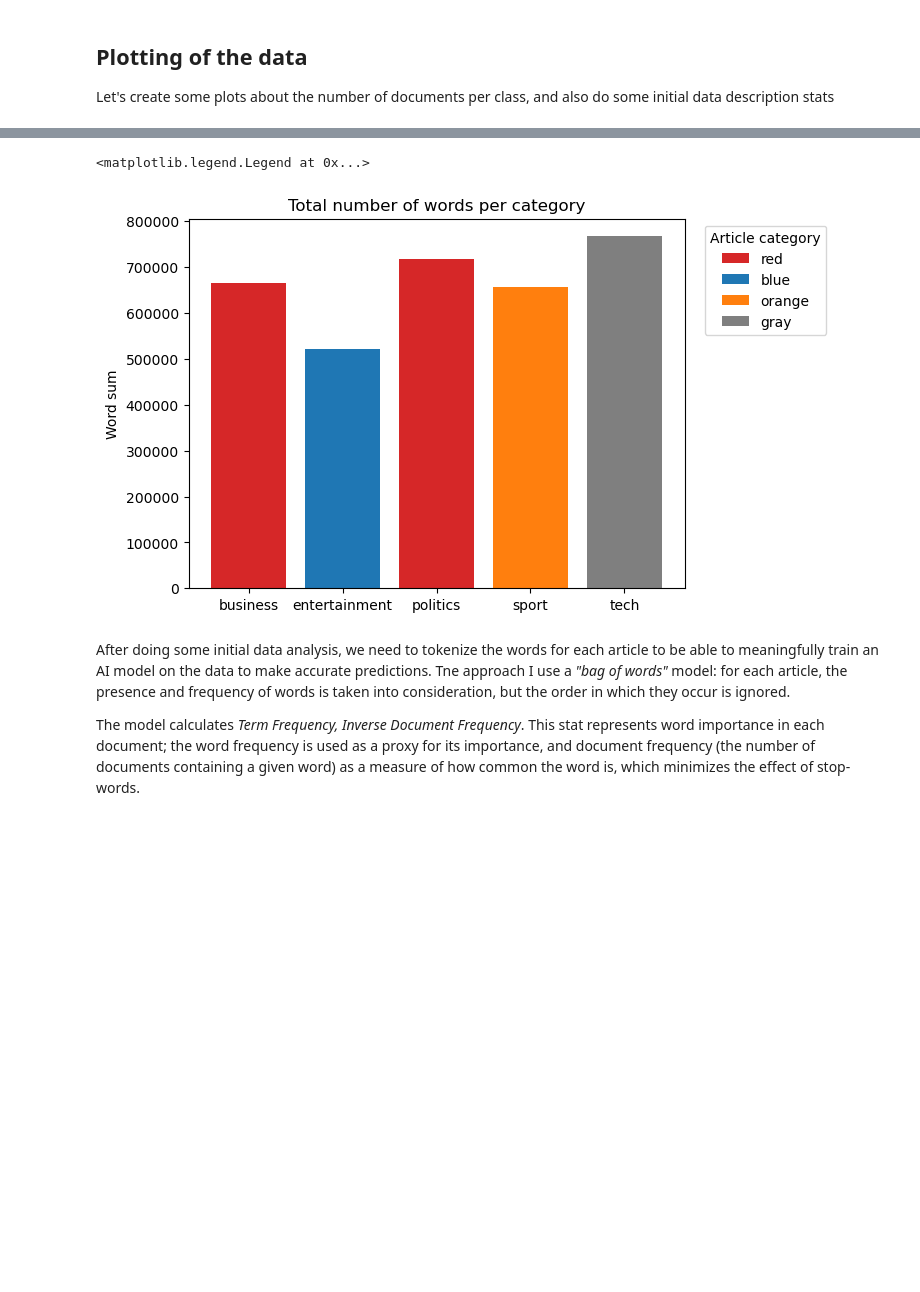
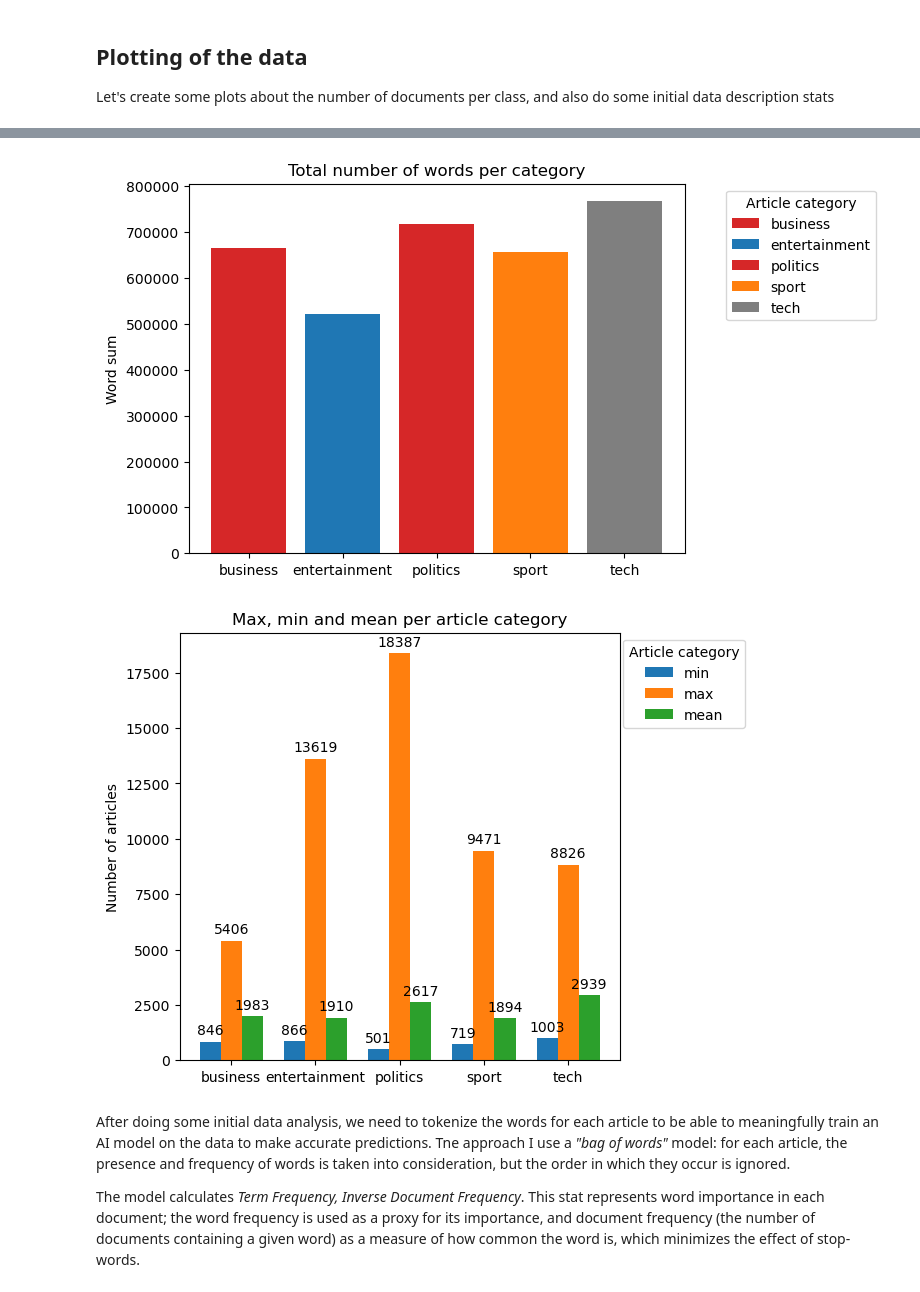
Before and after one commit to Adalberto-Machin/Kaggle_BBC_news_competition, a Jupyter notebook: report.ipynb, the cells around one changed output, grey strips where cells are left out. Drawn from its saved outputs; the diff is of its cells as text; code cells hidden in the pictures; blank space fills up the shorter version.

Commit message:
finsihed the plots for max,mean and min of each categpry; now all I need to work on is the tokenization of the articles

```diff
--- a/report.ipynb
+++ b/report.ipynb
@@ -59,18 +60,52 @@ df_train['Word_count'] = [len(article_words) for article_words in df_train.Text]
-# %%
-stats_to_plot = df_train.groupby(['Category', 'category_id'], as_index=False)['Word_count'].agg(['min', 'max', 'mean', 'sum'])
-
-stats_to_plot
-
-fig, ax = plt.subplots()
-bar_labels = ['red', 'blue', '_red', 'orange', 'gray']
-bar_colors = ['tab:red', 'tab:blue', 'tab:red', 'tab:orange', 'tab:gray']
-ax.bar(stats_to_plot['Category'], stats_to_plot['sum'], label=bar_labels, color=bar_colors)
-ax.set_ylabel('Word sum')
-ax.set_title('Total number of words per category')
-ax.legend(title='Article category', loc = 1, bbox_to_anchor = (1.3, 1))
-# %% [output]
-<matplotlib.legend.Legend at 0x...>
-[figure, removed]
+# %%
+stats_to_plot = df_train.groupby(['Category', 'category_id'], as_index=False)['Word_count'].agg(['min', 'max', 'mean', 'sum'])
+stats_to_plot['mean'] = np.floor(stats_to_plot['mean']).astype(int)
+
+fig, ax = plt.subplots()
+bar_labels = ['business', 'entertainment', 'politics', 'sport', 'tech']
+bar_colors = ['tab:red', 'tab:blue', 'tab:red', 'tab:orange', 'tab:gray']
+ax.bar(stats_to_plot['Category'], stats_to_plot['sum'], label=bar_labels, color=bar_colors)
+ax.set_ylabel('Word sum')
+ax.set_title('Total number of words per category')
+ax.legend(title='Article category', loc = 1, bbox_to_anchor = (1.4, 1))
+
+keys = []
+items = []
+for key in stats_to_plot.columns:
+    keys.append(key)
+    items.append(list(stats_to_plot.loc[:, key]))
+items_to_plot = dict(zip(keys, items))
+data_to_plot  = items_to_plot.copy()
+
+#Remove items we do not care about to make the plotting easier
+iterable_keys = list(data_to_plot.keys())
+for keys in iterable_keys:
+    if keys in ['Category', 'category_id', 'sum']:
+        data_to_plot.pop(keys, None)
+    else:
+        continue
+
+x = np.arange(len(stats_to_plot['Category']))  # the label locations
+width = 0.25  # the width of the bars
+multiplier = 0
+
+fig, ax = plt.subplots(layout='constrained')
+
+for attribute, measurement in data_to_plot.items():
+    offset = width * multiplier
+    rects = ax.bar(x + offset, measurement, width, label=attribute)
+    ax.bar_label(rects, padding=3)
+    multiplier += 1
+
+# Add some text for labels, title and custom x-axis tick labels, etc.
+ax.set_ylabel('Number of articles')
+ax.set_title('Max, min and mean per article category')
+ax.set_xticks(x + width, items_to_plot['Category'])
+ax.legend(title='Article category', loc = 1, bbox_to_anchor = (1.3, 1))
+plt.show()
+# %% [output]
+[figure, added]
+[figure, added]
 # %% [markdown]
 After doing some initial data analysis, we need to tokenize the words for each article to be able to meaningfully train an AI model on the data to make accurate predictions. Tne approach I use a *"bag of words"* model: for each article, the presence and frequency of words is taken into consideration, but the order in which they occur is ignored.
 
```
Also changed, not shown: parts of 2 cells of this notebook.
